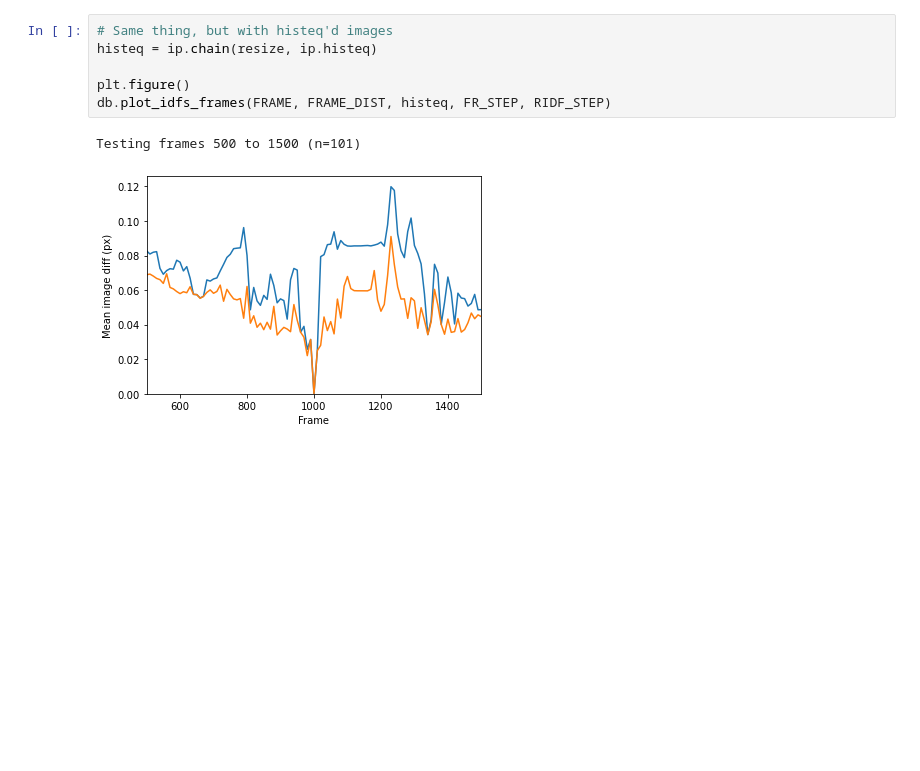
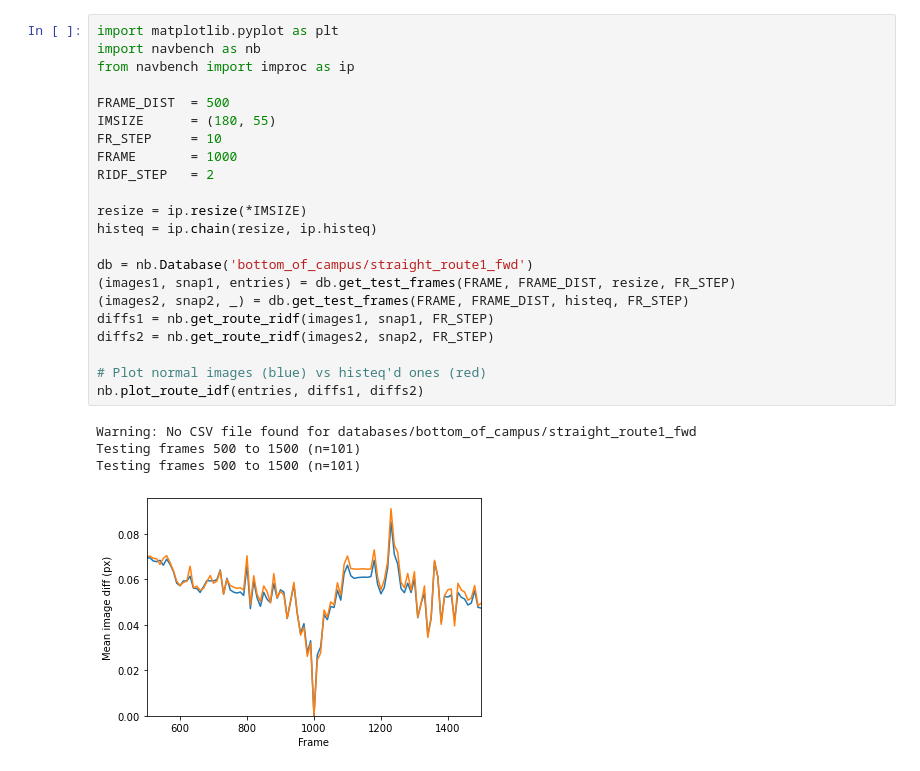
Before and after one commit to BrainsOnBoard/navbench, a Jupyter notebook: route_idfs_campus.ipynb, the cells around one changed output. Saved outputs shown, nothing was run; the diff lists cells and outputs as text; blank space fills up the shorter version.

Commit message:
Plot route IDF for normal vs histeq'd images
There's not much difference :-(

```diff
--- a/route_idfs_campus.ipynb
+++ b/route_idfs_campus.ipynb
@@ -19,12 +17,30 @@ db.plot_idfs_frames(FRAME, FRAME_DIST, resize, FR_STEP, RIDF_STEP)
 Warning: No CSV file found for databases/bottom_of_campus/straight_route1_fwd
 Testing frames 500 to 1500 (n=101)
 [figure]
-# %%
-# Same thing, but with histeq'd images
-histeq = ip.chain(resize, ip.histeq)
-
-plt.figure()
-db.plot_idfs_frames(FRAME, FRAME_DIST, histeq, FR_STEP, RIDF_STEP)
-# %% [output]
-Testing frames 500 to 1500 (n=101)
-[figure, removed]
+# %%
+import matplotlib.pyplot as plt
+import navbench as nb
+from navbench import improc as ip
+
+FRAME_DIST  = 500
+IMSIZE      = (180, 55)
+FR_STEP     = 10
+FRAME       = 1000
+RIDF_STEP   = 2
+
+resize = ip.resize(*IMSIZE)
+histeq = ip.chain(resize, ip.histeq)
+
+db = nb.Database('bottom_of_campus/straight_route1_fwd')
+(images1, snap1, entries) = db.get_test_frames(FRAME, FRAME_DIST, resize, FR_STEP)
+(images2, snap2, _) = db.get_test_frames(FRAME, FRAME_DIST, histeq, FR_STEP)
+diffs1 = nb.get_route_ridf(images1, snap1, FR_STEP)
+diffs2 = nb.get_route_ridf(images2, snap2, FR_STEP)
+
+# Plot normal images (blue) vs histeq'd ones (red)
+nb.plot_route_idf(entries, diffs1, diffs2)
+# %% [output]
+Warning: No CSV file found for databases/bottom_of_campus/straight_route1_fwd
+Testing frames 500 to 1500 (n=101)
+Testing frames 500 to 1500 (n=101)
+[figure, added]
```
Also changed, not shown: parts of 1 cell of this notebook, 1 other file.
